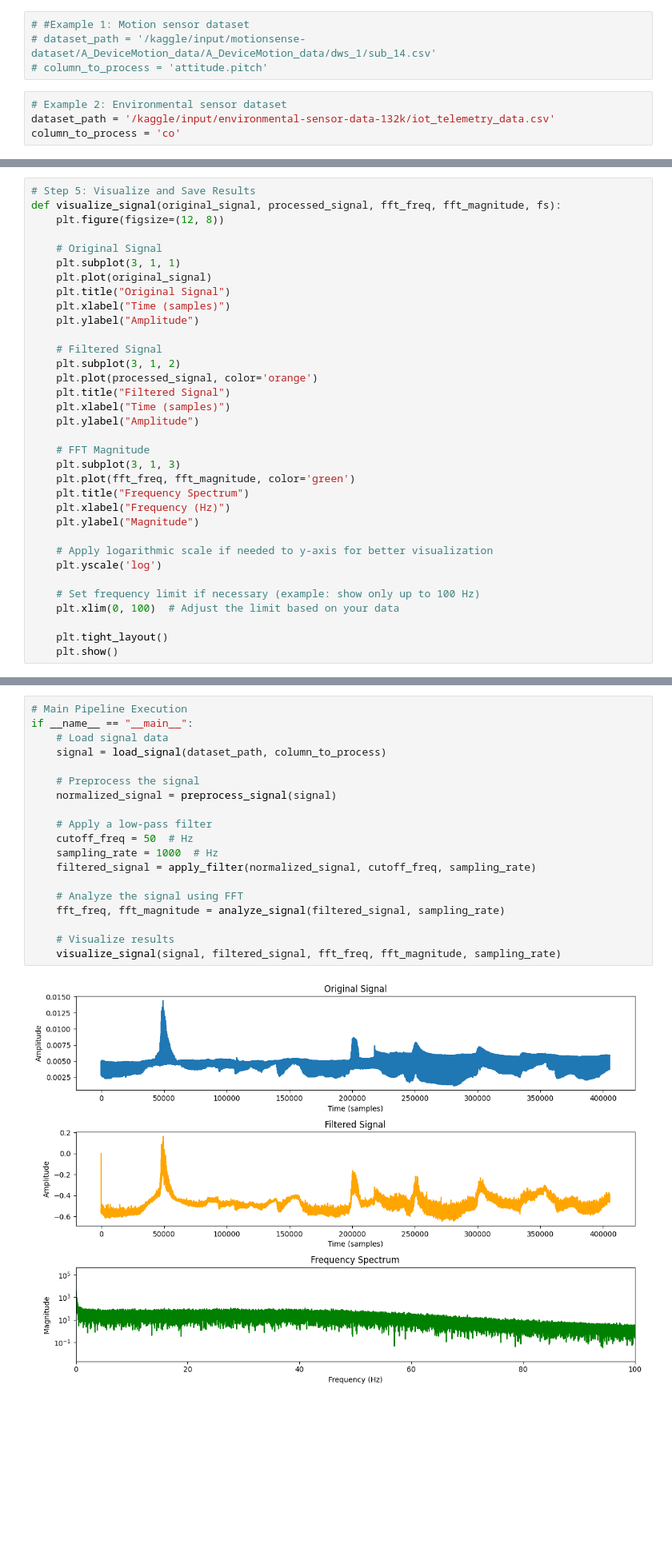
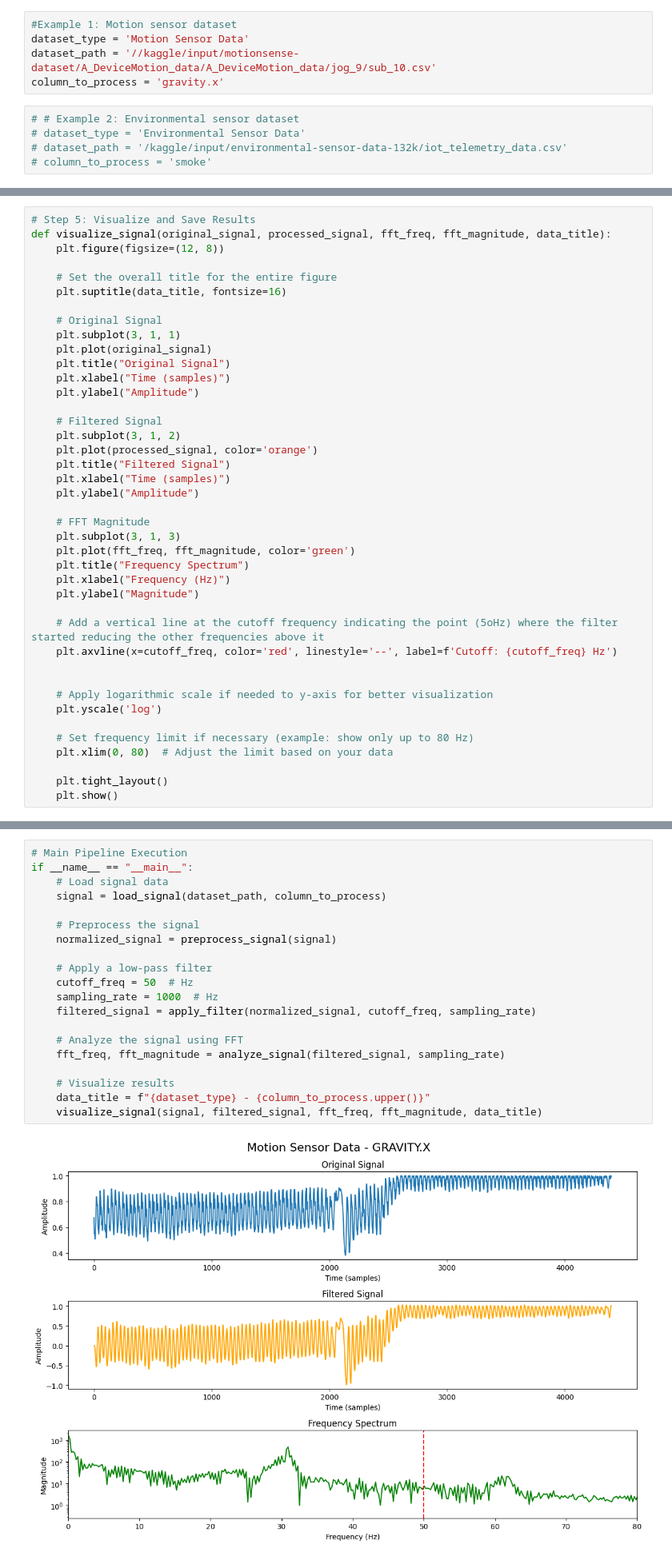
Before and after one commit to Solu-victoria/Automated-signal-processing, a Jupyter notebook: Automated SP (Motion & Environmental Sensor Data).ipynb, the cells around one changed output, grey strips where cells are left out. Shown at 80% size. Drawn from its saved outputs; the diff is of its cells as text; blank space fills up the shorter version.

Commit message:
Kaggle Notebook | Automated Signal Processing | Main ASP w Environmental & Motion Sensor Data

```diff
--- a/Automated SP (Motion & Environmental Sensor Data).ipynb
+++ b/Automated SP (Motion & Environmental Sensor Data).ipynb
@@ -73,13 +73,15 @@ This section defines the input for processing either **motion sensor data** or *
 - **Dataset Path**: Specify the path to your sensor data file.
 - **Column to Process**: Define the specific column you want to analyze from the dataset (e.g., 'attitude.pitch' for motion sensor or 'humidity' for environmental sensor).
 # %%
-# #Example 1: Motion sensor dataset
-# dataset_path = '/kaggle/input/motionsense-dataset/A_DeviceMotion_data/A_DeviceMotion_data/dws_1/sub_14.csv'
-# column_to_process = 'attitude.pitch'
+#Example 1: Motion sensor dataset
+dataset_type = 'Motion Sensor Data'
+dataset_path = '//kaggle/input/motionsense-dataset/A_DeviceMotion_data/A_DeviceMotion_data/jog_9/sub_10.csv'
+column_to_process = 'gravity.x'
 # %%
-# Example 2: Environmental sensor dataset
-dataset_path = '/kaggle/input/environmental-sensor-data-132k/iot_telemetry_data.csv'
-column_to_process = 'co'
+# # Example 2: Environmental sensor dataset
+# dataset_type = 'Environmental Sensor Data'
+# dataset_path = '/kaggle/input/environmental-sensor-data-132k/iot_telemetry_data.csv'
+# column_to_process = 'smoke'
 # %% [markdown]
 # Automated Steps
 # %% [markdown]
@@ -197,8 +199,11 @@ The `plt.tight_layout()` ensures that the subplots are neatly spaced. Optionally
 This visualization gives a complete view of the signal's transformation from raw data to the processed version and its frequency content.
 # %%
 # Step 5: Visualize and Save Results
-def visualize_signal(original_signal, processed_signal, fft_freq, fft_magnitude, fs):
+def visualize_signal(original_signal, processed_signal, fft_freq, fft_magnitude, data_title):
     plt.figure(figsize=(12, 8))
+
+    # Set the overall title for the entire figure
+    plt.suptitle(data_title, fontsize=16)
 
     # Original Signal
     plt.subplot(3, 1, 1)
@@ -221,11 +226,15 @@ def visualize_signal(original_signal, processed_signal, fft_freq, fft_magnitude,
     plt.xlabel("Frequency (Hz)")
     plt.ylabel("Magnitude")
 
+    # Add a vertical line at the cutoff frequency indicating the point (5oHz) where the filter started reducing the other frequencies above it
+    plt.axvline(x=cutoff_freq, color='red', linestyle='--', label=f'Cutoff: {cutoff_freq} Hz')
+
+
     # Apply logarithmic scale if needed to y-axis for better visualization
     plt.yscale('log')
 
-    # Set frequency limit if necessary (example: show only up to 100 Hz)
-    plt.xlim(0, 100)  # Adjust the limit based on your data
+    # Set frequency limit if necessary (example: show only up to 80 Hz)
+    plt.xlim(0, 80)  # Adjust the limit based on your data
 
     plt.tight_layout()
     plt.show()
@@ -253,21 +262,22 @@ The script serves as an end-to-end solution for loading, preprocessing, filterin
 # %%
 # Main Pipeline Execution
 if __name__ == "__main__":
     # Load signal data
     signal = load_signal(dataset_path, column_to_process)
 
     # Preprocess the signal
     normalized_signal = preprocess_signal(signal)
 
     # Apply a low-pass filter
     cutoff_freq = 50  # Hz
     sampling_rate = 1000  # Hz
     filtered_signal = apply_filter(normalized_signal, cutoff_freq, sampling_rate)
 
     # Analyze the signal using FFT
     fft_freq, fft_magnitude = analyze_signal(filtered_signal, sampling_rate)
 
     # Visualize results
-    visualize_signal(signal, filtered_signal, fft_freq, fft_magnitude, sampling_rate)
+    data_title = f"{dataset_type} - {column_to_process.upper()}"
+    visualize_signal(signal, filtered_signal, fft_freq, fft_magnitude, data_title)
 # %% [output]
-[figure, old version]
+[figure, new version]
```
